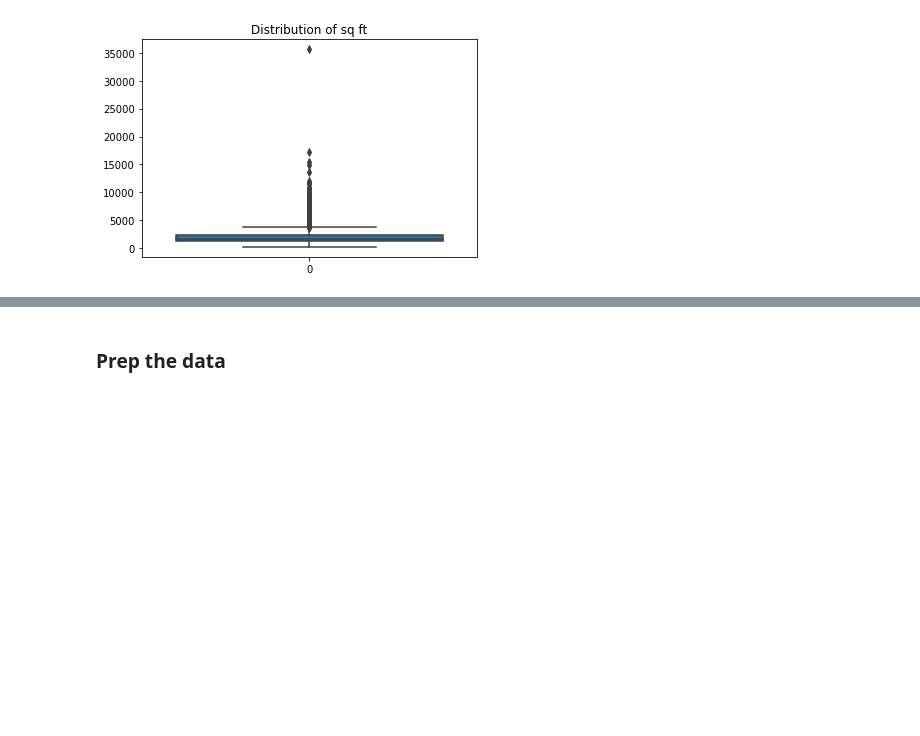
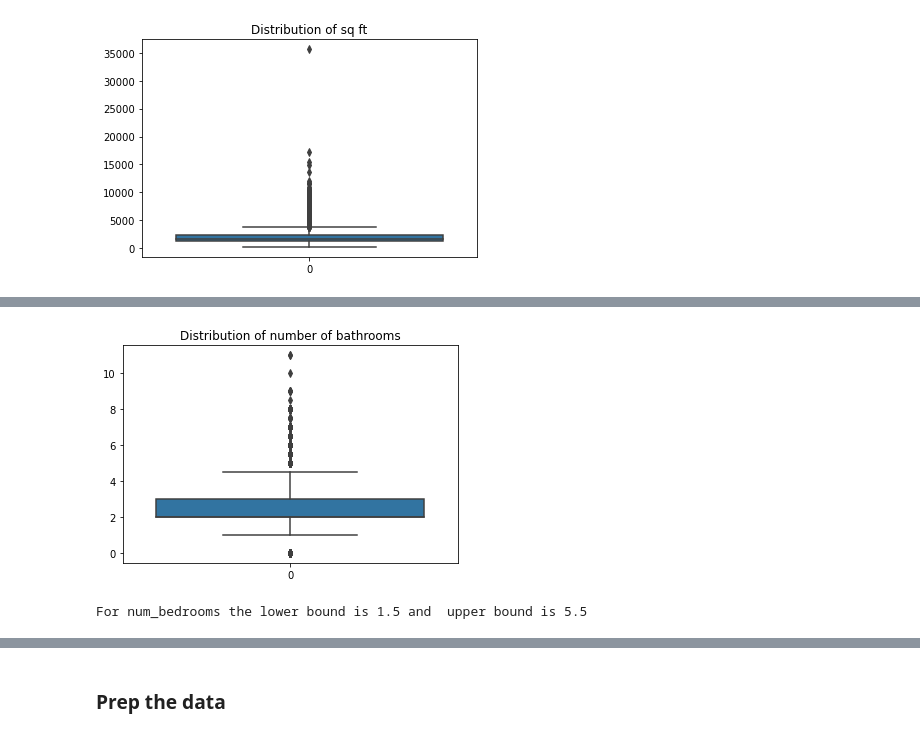
Before and after one commit to carlgriffin57/zillow_regression_project, a Jupyter notebook: zillow.ipynb, the cells around one changed output, grey strips where cells are left out. Drawn from its saved outputs; the diff is of its cells as text; code cells hidden in the pictures; blank space fills up the shorter version.

```diff
--- a/zillow.ipynb
+++ b/zillow.ipynb
@@ -119,2 +106,8 @@ upper, lower
+# %%
+sns.boxplot(data=df.num_bathrooms)
+plt.title('Distribution of number of bathrooms')
+plt.show()
+# %% [output]
+[figure, added]
 # %%
 df = df[(df.square_feet > lower) & (df.square_feet < upper)]
@@ -120,0 +130,4 @@ df = df[(df.square_feet > lower) & (df.square_feet < upper)]
+# %%
+df = outlier_calculation(df, 'num_bedrooms')
+# %% [output]
+For num_bedrooms the lower bound is 1.5 and  upper bound is 5.5
```
Also changed, not shown: parts of 24 cells of this notebook, 1 other file.
